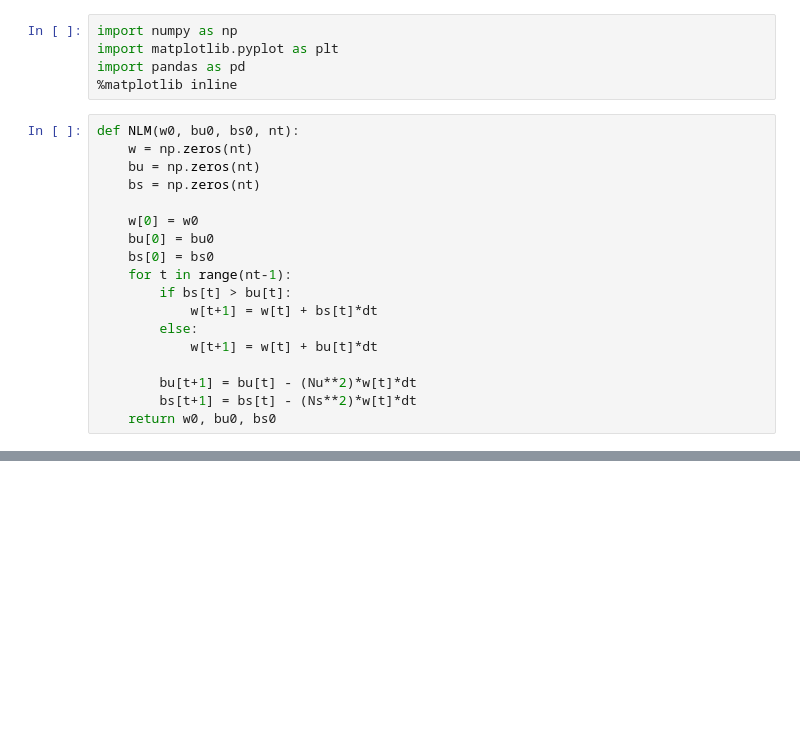
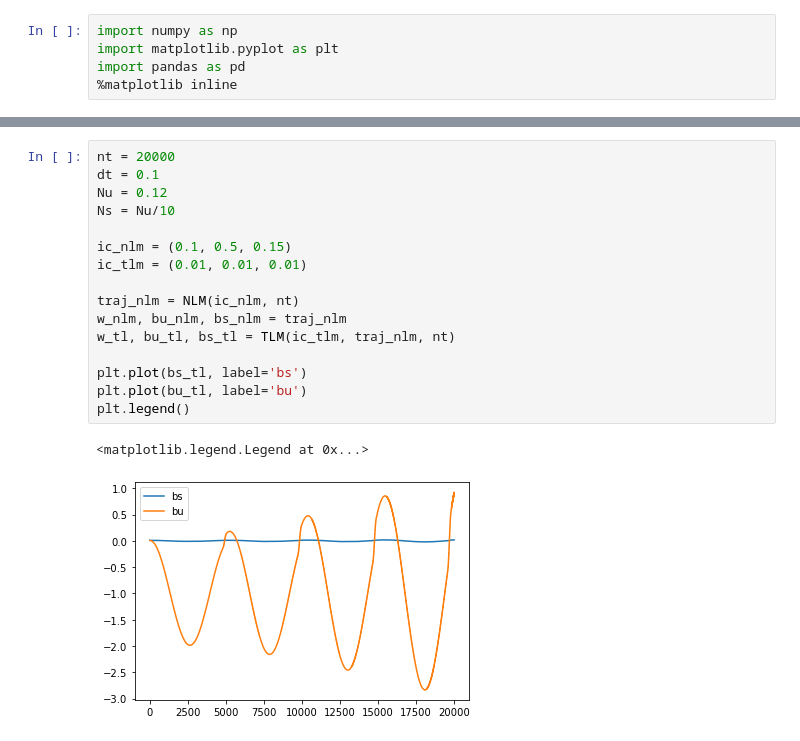
Before and after one commit to Nuo-Chen/moist-sys, a Jupyter notebook: ode5123 function.ipynb, the cells around one changed output, grey strips where cells are left out. Drawn from its saved outputs; the diff is of its cells as text; blank space fills up the shorter version.

```diff
--- a/ode5123 function.ipynb
+++ b/ode5123 function.ipynb
@@ -3,21 +3,3 @@ import numpy as np
 import matplotlib.pyplot as plt
 import pandas as pd
 %matplotlib inline
-# %%
-def NLM(w0, bu0, bs0, nt):
-    w = np.zeros(nt)
-    bu = np.zeros(nt)
-    bs = np.zeros(nt)
-
-    w[0] = w0
-    bu[0] = bu0
-    bs[0] = bs0
-    for t in range(nt-1):
-        if bs[t] > bu[t]:
-            w[t+1] = w[t] + bs[t]*dt
-        else:
-            w[t+1] = w[t] + bu[t]*dt
-
-        bu[t+1] = bu[t] - (Nu**2)*w[t]*dt
-        bs[t+1] = bs[t] - (Ns**2)*w[t]*dt
-    return w0, bu0, bs0
@@ -93,0 +149,19 @@ def ADJ(adj_forcing, traj, nt):
+# %%
+nt = 20000
+dt = 0.1
+Nu = 0.12
+Ns = Nu/10
+
+ic_nlm = (0.1, 0.5, 0.15)
+ic_tlm = (0.01, 0.01, 0.01)
+
+traj_nlm = NLM(ic_nlm, nt)
+w_nlm, bu_nlm, bs_nlm = traj_nlm
+w_tl, bu_tl, bs_tl = TLM(ic_tlm, traj_nlm, nt)
+
+plt.plot(bs_tl, label='bs')
+plt.plot(bu_tl, label='bu')
+plt.legend()
+# %% [output]
+<matplotlib.legend.Legend at 0x...>
+[figure, added]
```
Also changed, not shown: parts of 7 cells of this notebook.
